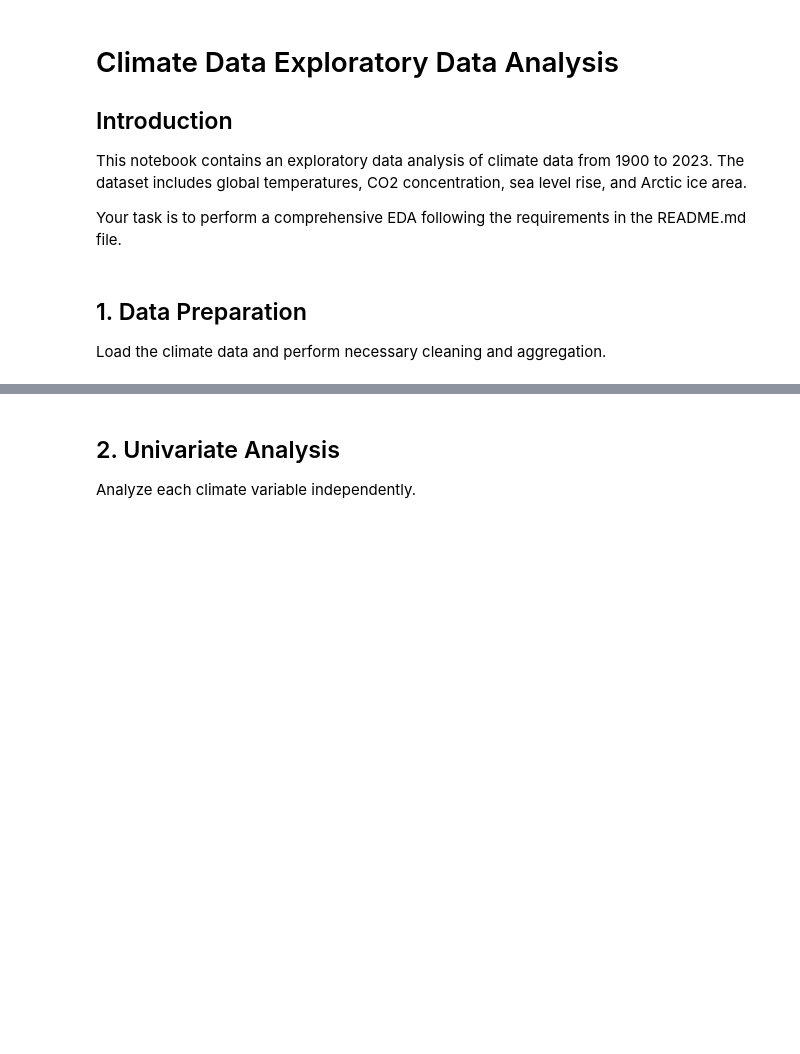
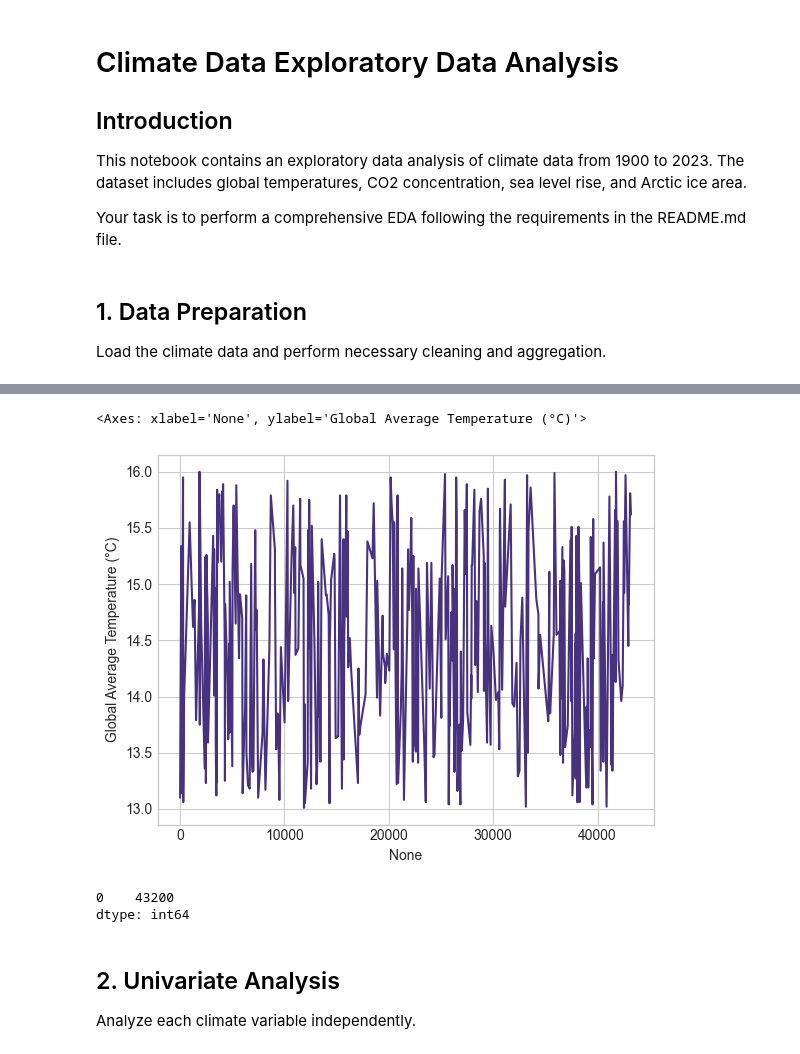
Before and after one commit to Omdena-NIC-Nepal/complete-eda-letsdoit, a Jupyter notebook: starter-notebook.ipynb, the cells around one changed output, grey strips where cells are left out. Saved outputs shown, nothing was run; the diff lists cells and outputs as text; code cells hidden in the pictures; blank space fills up the shorter version.

Commit message:
data prepared for further activity

```diff
--- a/starter-notebook.ipynb
+++ b/starter-notebook.ipynb
@@ -42,6 +67,19 @@ print(df.isnull().sum())
 # %%
 # TODO: Aggregate data by year to create a 124-year time series
 # Your code here
+years = np.array(list(set(df['Year'])))
+yearly_data = df.groupby('Year')
+
+def individual_year(year):
+    return yearly_data.get_group(year)
+# %% [output]
+<Axes: xlabel='None', ylabel='Global Average Temperature (°C)'>
+[figure, added]
+# %%
+pd.Series(individual_year(1996).size)
+# %% [output]
+0    43200
+dtype: int64
 # %% [markdown]
 ## 2. Univariate Analysis
 
```
Also changed, not shown: parts of 2 cells of this notebook.
